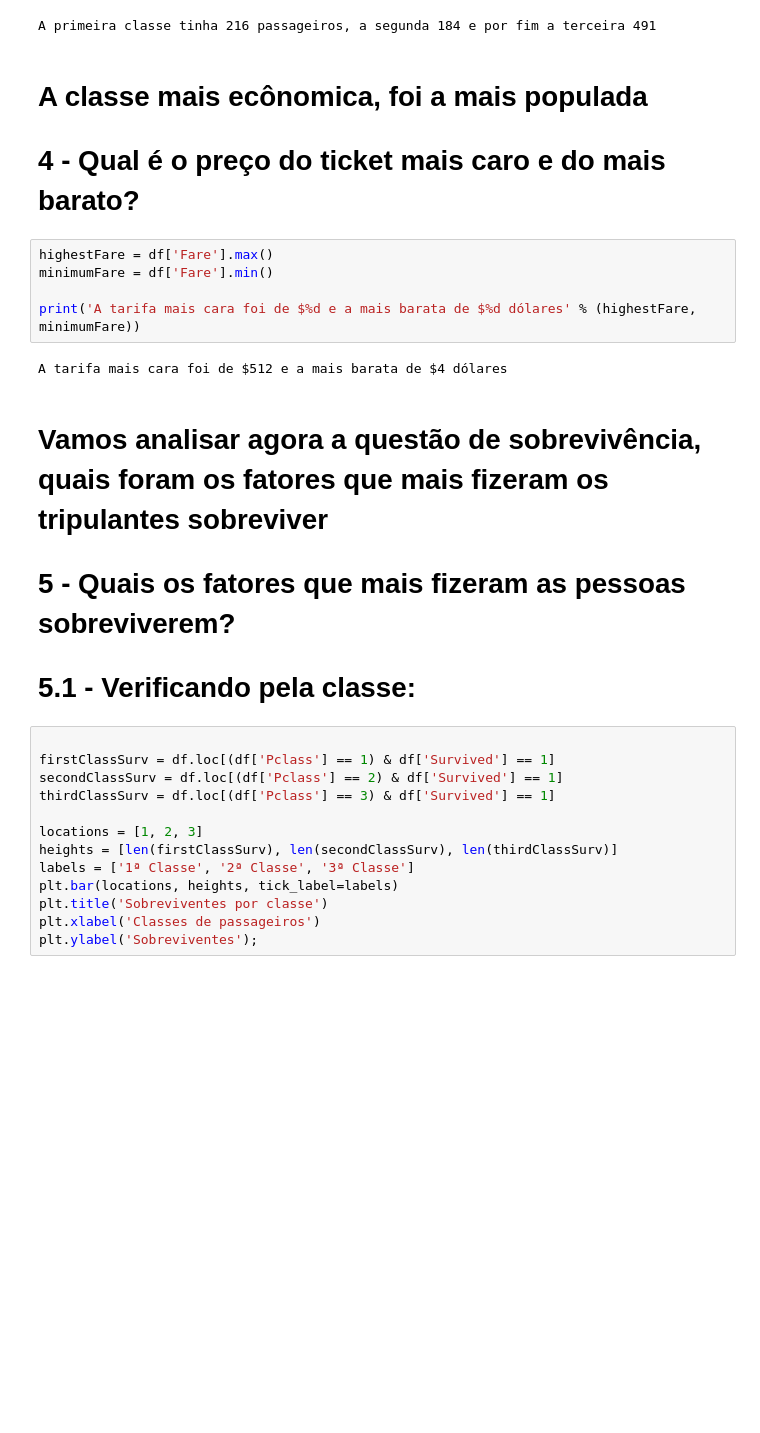
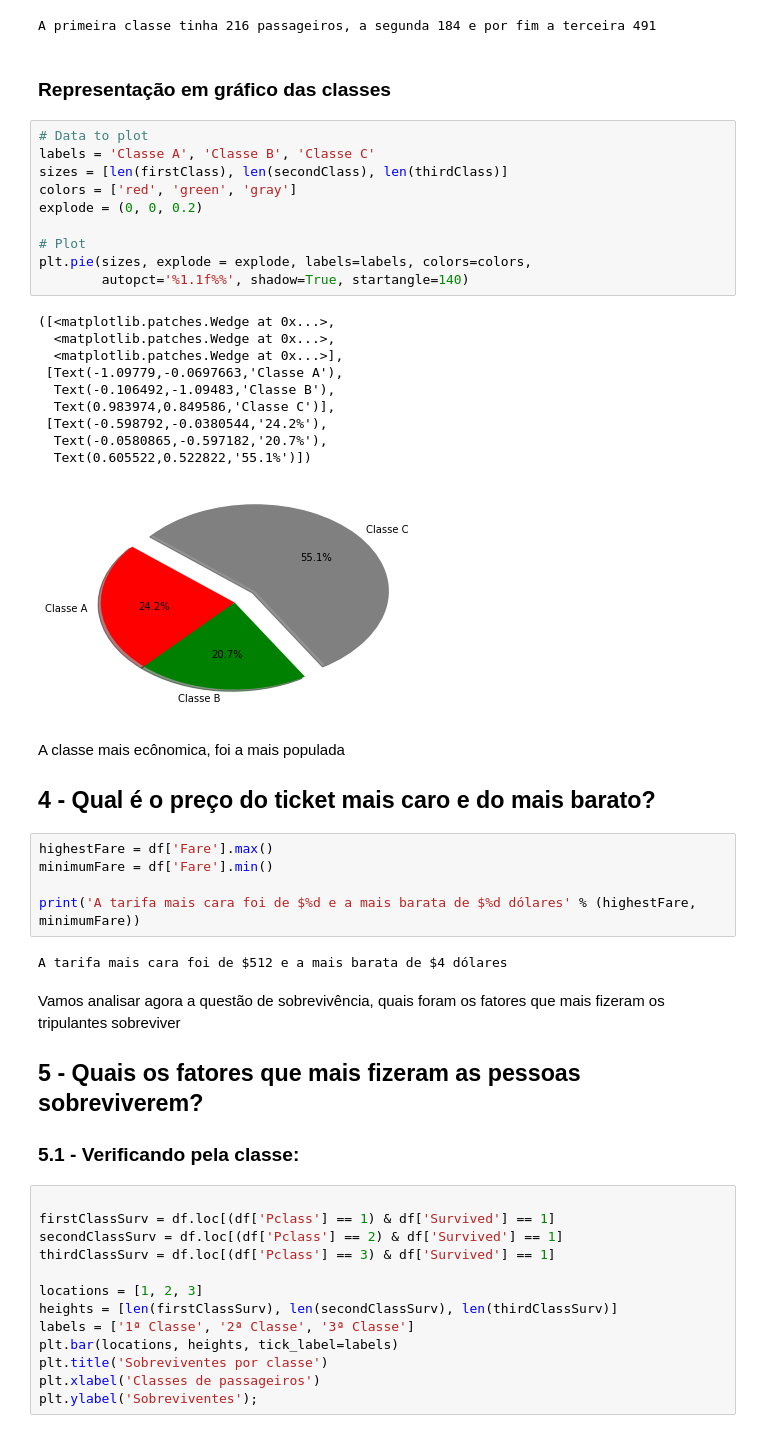
Before and after one commit to matheusbattisti/udacity_titanic, a Jupyter notebook: Titanic_Analise.ipynb, the cells around one changed output. Cells and saved outputs as stored; diff of their text form; blank space fills up the shorter version.

```diff
--- a/Titanic_Analise.ipynb
+++ b/Titanic_Analise.ipynb
@@ -115,10 +181,33 @@ thirdClass  = df.loc[df['Pclass'] == 3]
 print("A primeira classe tinha %d passageiros, a segunda %d e por fim a terceira %d" % (len(firstClass), len(secondClass), len(thirdClass)))
 # %% [output]
 A primeira classe tinha 216 passageiros, a segunda 184 e por fim a terceira 491
+# %% [markdown]
+### Representação em gráfico das classes
+# %%
+# Data to plot
+labels = 'Classe A', 'Classe B', 'Classe C'
+sizes = [len(firstClass), len(secondClass), len(thirdClass)]
+colors = ['red', 'green', 'gray']
+explode = (0, 0, 0.2)
+
+# Plot
+plt.pie(sizes, explode = explode, labels=labels, colors=colors,
+        autopct='%1.1f%%', shadow=True, startangle=140)
+# %% [output]
+([<matplotlib.patches.Wedge at 0x...>,
+  <matplotlib.patches.Wedge at 0x...>,
+  <matplotlib.patches.Wedge at 0x...>],
+ [Text(-1.09779,-0.0697663,'Classe A'),
+  Text(-0.106492,-1.09483,'Classe B'),
+  Text(0.983974,0.849586,'Classe C')],
+ [Text(-0.598792,-0.0380544,'24.2%'),
+  Text(-0.0580865,-0.597182,'20.7%'),
+  Text(0.605522,0.522822,'55.1%')])
+[figure, added]
 # %% [markdown]
-# A classe mais ecônomica, foi a mais populada
+A classe mais ecônomica, foi a mais populada
 
-# 4 - Qual é o preço do ticket mais caro e do mais barato?
+## 4 - Qual é o preço do ticket mais caro e do mais barato?
 # %%
 highestFare = df['Fare'].max()
 minimumFare = df['Fare'].min()
@@ -127,11 +216,11 @@ print('A tarifa mais cara foi de $%d e a mais barata de $%d dólares' % (highest
 # %% [output]
 A tarifa mais cara foi de $512 e a mais barata de $4 dólares
 # %% [markdown]
-# Vamos analisar agora a questão de sobrevivência, quais foram os fatores que mais fizeram os tripulantes sobreviver
+Vamos analisar agora a questão de sobrevivência, quais foram os fatores que mais fizeram os tripulantes sobreviver
 
-# 5 - Quais os fatores que mais fizeram as pessoas sobreviverem?
+## 5 - Quais os fatores que mais fizeram as pessoas sobreviverem?
 
-# 5.1 - Verificando pela classe:
+### 5.1 - Verificando pela classe:
 # %%
 
 firstClassSurv = df.loc[(df['Pclass'] == 1) & df['Survived'] == 1]
```
Also changed, not shown: parts of 28 cells of this notebook.
